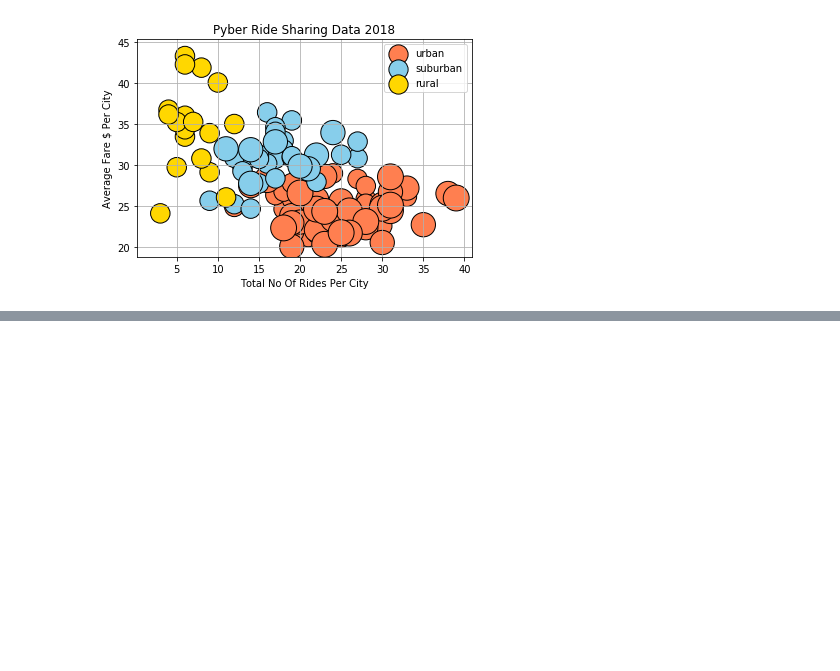
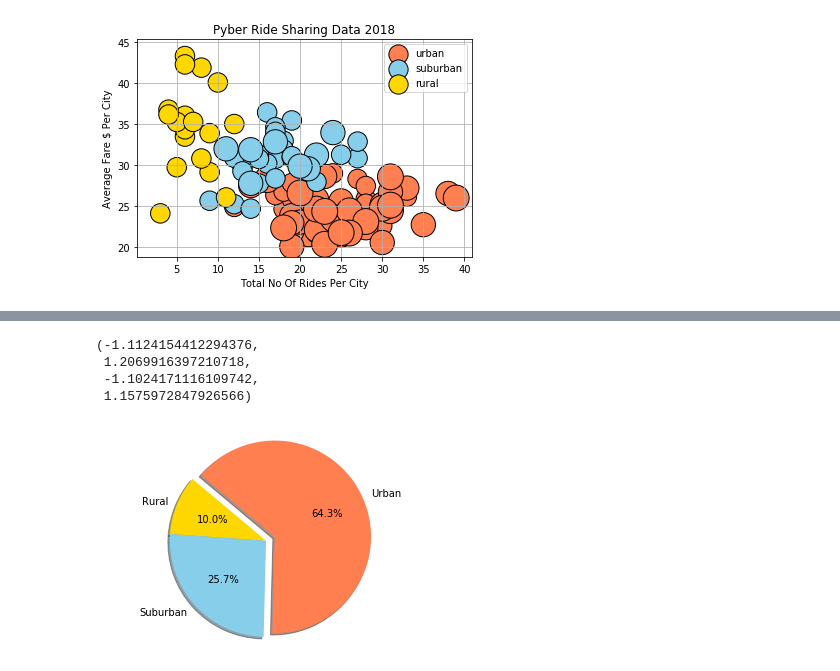
Before and after one commit to Nithyusha07/Matpotlib-challenge, a Jupyter notebook: PyBer.ipynb, the cells around one changed output, grey strips where cells are left out. Drawn from its saved outputs; the diff is of its cells as text; code cells hidden in the pictures; blank space fills up the shorter version.

```diff
--- a/PyBer.ipynb
+++ b/PyBer.ipynb
@@ -213,0 +300,17 @@ plt.show()
+# %%
+city_type = ["Rural", "Suburban", "Urban"]
+colors = ["gold","skyblue","coral"]
+explode = (0,0,0.1)
+title = "Total Drivers By City Types"
+
+# Tell matplotlib to create a pie chart based upon the above data
+plt.pie(total_drivers_per_citytype, explode=explode, colors=colors, labels=city_type,
+        autopct="%1.1f%%", shadow=True, startangle=140)
+# Create axes which are equal so we have a perfect circle
+plt.axis("equal")
+# %% [output]
+(-1.1124154412294376,
+ 1.2069916397210718,
+ -1.1024171116109742,
+ 1.1575972847926566)
+[figure, added]
```
Also changed, not shown: parts of 10 cells of this notebook.
